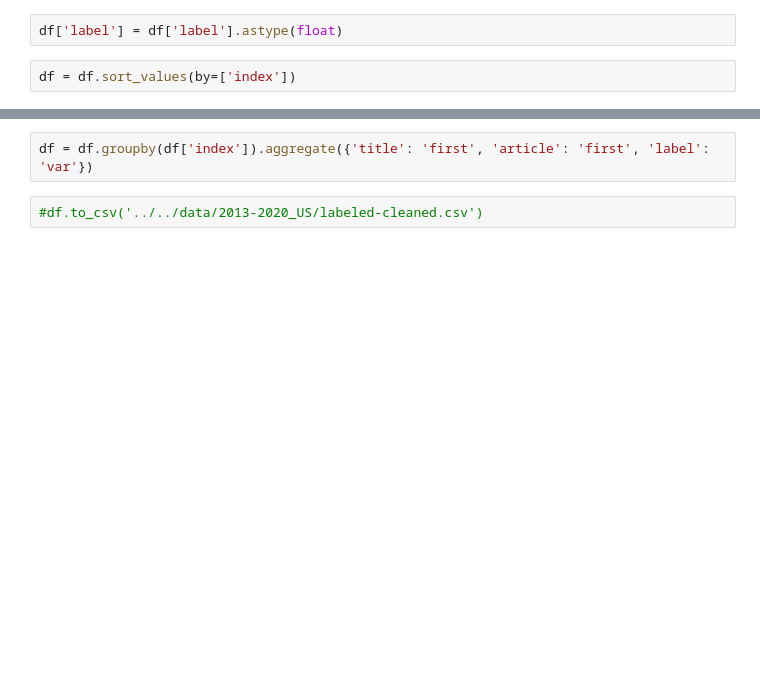
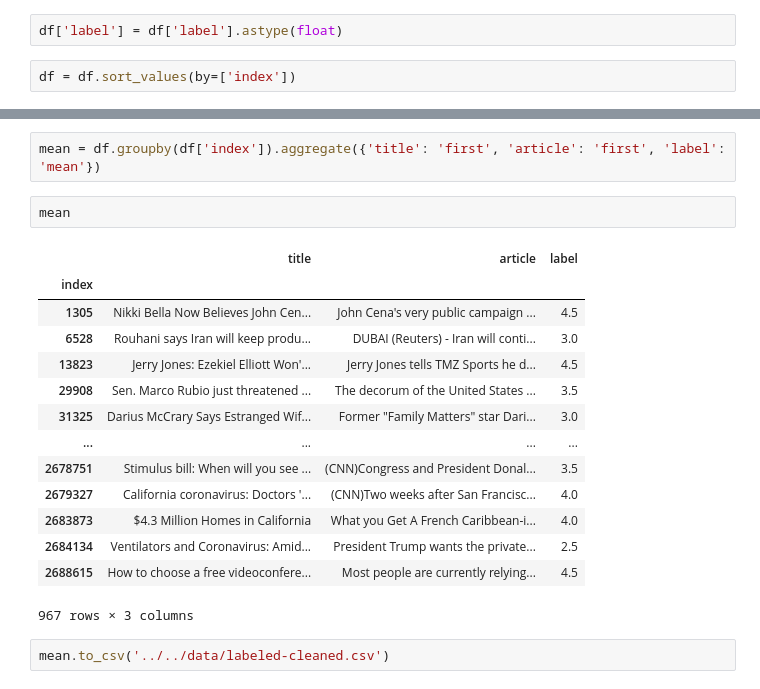
Before and after one commit to weTobias/news-title-article-correlation-model, a Jupyter notebook: code/notebooks/clean-labeled-set.ipynb, the cells around one changed output, grey strips where cells are left out. Saved outputs shown, nothing was run; the diff lists cells and outputs as text; blank space fills up the shorter version.

```diff
--- a/code/notebooks/clean-labeled-set.ipynb
+++ b/code/notebooks/clean-labeled-set.ipynb
@@ -33,4 +37,21 @@ df
 # %%
-df = df.groupby(df['index']).aggregate({'title': 'first', 'article': 'first', 'label': 'var'})
+mean = df.groupby(df['index']).aggregate({'title': 'first', 'article': 'first', 'label': 'mean'})
+# %%
+mean
+# %% [output]
+|  | title | article | label |
+| index |  |  |  |
+| 1305 | Nikki Bella Now Believes John Cen... | John Cena's very public campaign ... | 4.5 |
+| 6528 | Rouhani says Iran will keep produ... | DUBAI (Reuters) - Iran will conti... | 3.0 |
+| 13823 | Jerry Jones: Ezekiel Elliott Won'... | Jerry Jones tells TMZ Sports he d... | 4.5 |
+| 29908 | Sen. Marco Rubio just threatened ... | The decorum of the United States ... | 3.5 |
+| 31325 | Darius McCrary Says Estranged Wif... | Former "Family Matters" star Dari... | 3.0 |
+| ... | ... | ... | ... |
+| 2678751 | Stimulus bill: When will you see ... | (CNN)Congress and President Donal... | 3.5 |
+| 2679327 | California coronavirus: Doctors '... | (CNN)Two weeks after San Francisc... | 4.0 |
+| 2683873 | $4.3 Million Homes in California | What you Get A French Caribbean-i... | 4.0 |
+| 2684134 | Ventilators and Coronavirus: Amid... | President Trump wants the private... | 2.5 |
+| 2688615 | How to choose a free videoconfere... | Most people are currently relying... | 4.5 |
+967 rows × 3 columns
 # %%
-#df.to_csv('../../data/2013-2020_US/labeled-cleaned.csv')
+mean.to_csv('../../data/labeled-cleaned.csv')
```
Also changed, not shown: parts of 14 cells of this notebook, 12 other files.
